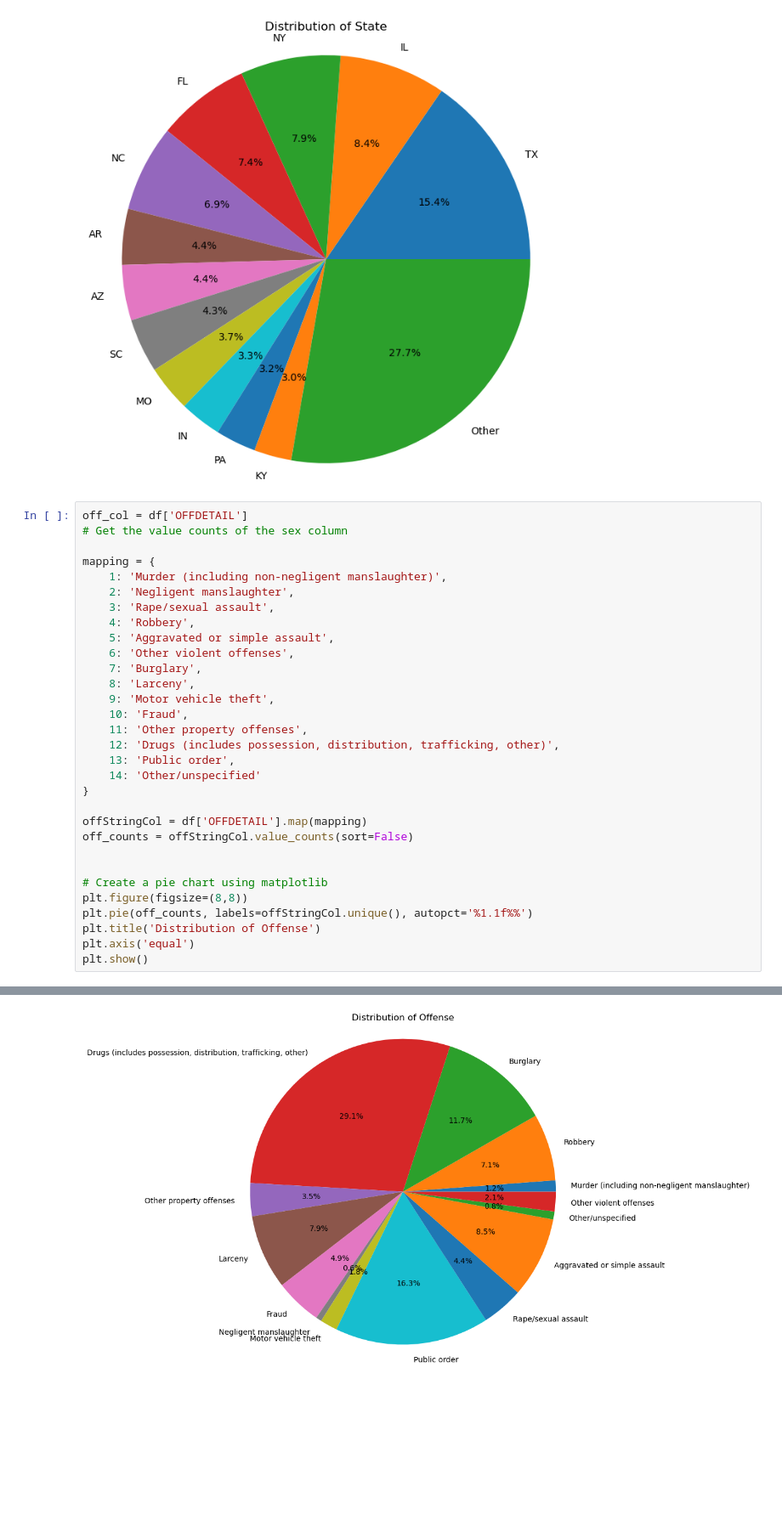
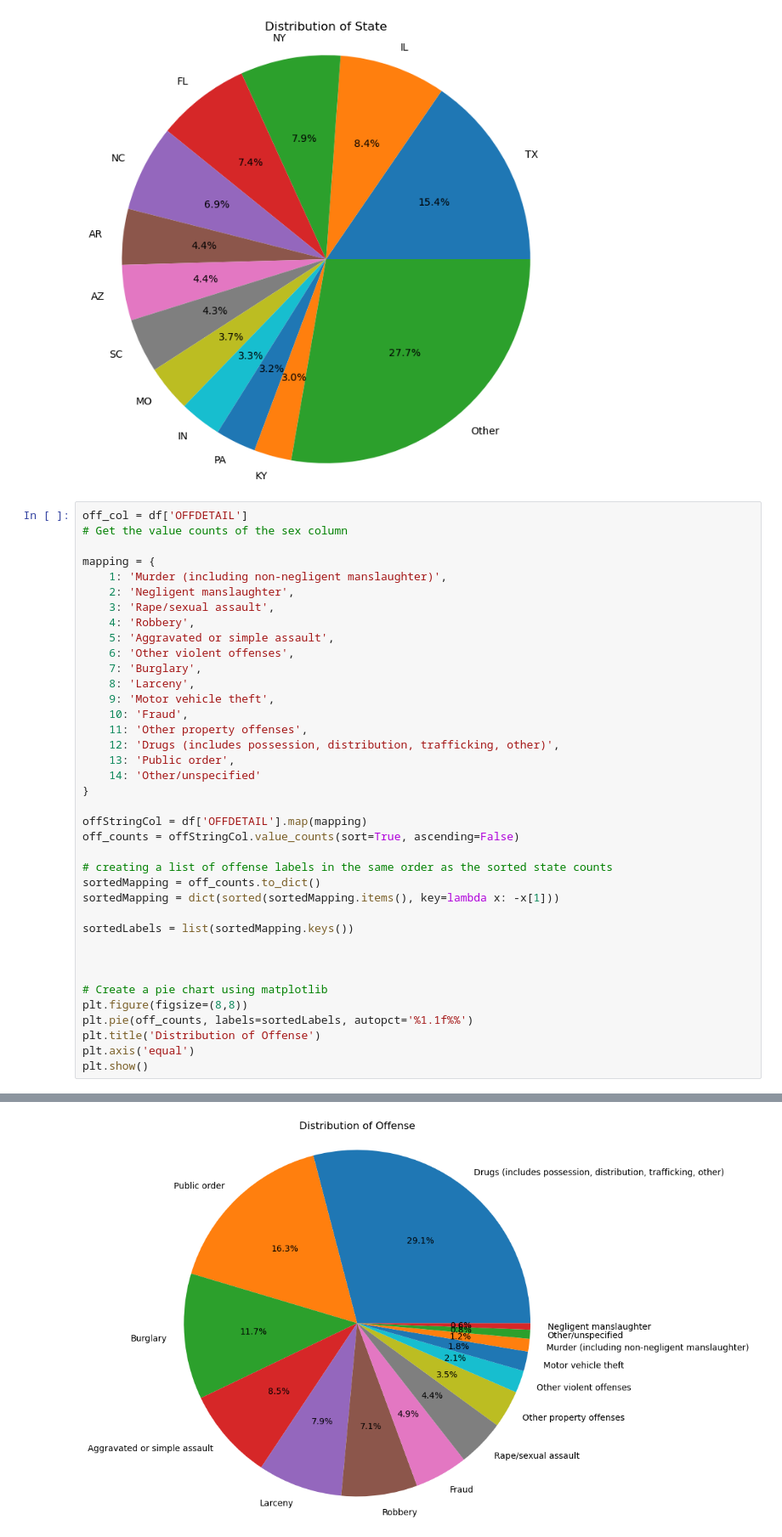
Before and after one commit to paritashahh/CorrectionalAnalysis, a Jupyter notebook: visualizations.ipynb, the cells around one changed output, grey strips where cells are left out. Shown at 85% size. Drawn from its saved outputs; the diff is of its cells as text; blank space fills up the shorter version.

Commit message:
Add files via upload
updated visualizations jupyter notebook

```diff
--- a/visualizations.ipynb
+++ b/visualizations.ipynb
@@ -422,12 +421,19 @@ mapping = {
 }
 
 offStringCol = df['OFFDETAIL'].map(mapping)
-off_counts = offStringCol.value_counts(sort=False)
+off_counts = offStringCol.value_counts(sort=True, ascending=False)
+
+# creating a list of offense labels in the same order as the sorted state counts
+sortedMapping = off_counts.to_dict()
+sortedMapping = dict(sorted(sortedMapping.items(), key=lambda x: -x[1]))
+
+sortedLabels = list(sortedMapping.keys())
+
 
 
 # Create a pie chart using matplotlib
 plt.figure(figsize=(8,8))
-plt.pie(off_counts, labels=offStringCol.unique(), autopct='%1.1f%%')
+plt.pie(off_counts, labels=sortedLabels, autopct='%1.1f%%')
 plt.title('Distribution of Offense')
 plt.axis('equal')
 plt.show()
@@ -435,4 +443,4 @@ plt.show()
-[figure, old version]
+[figure, new version]
 # %%
 grouped = df.groupby(['RPTYEAR', 'OFFDETAIL']).size().unstack(fill_value=0)
 
```
Also changed, not shown: parts of 4 cells of this notebook.
